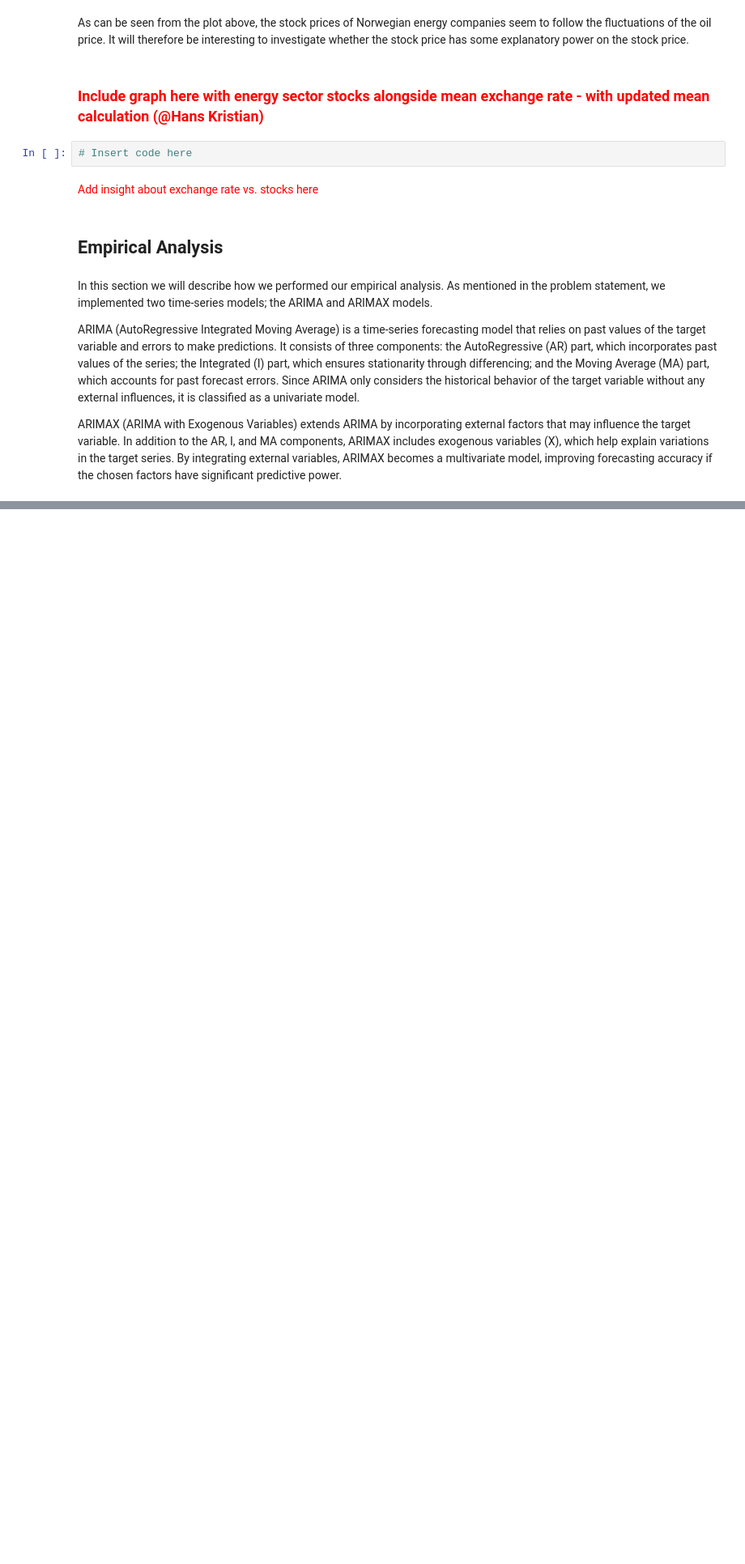
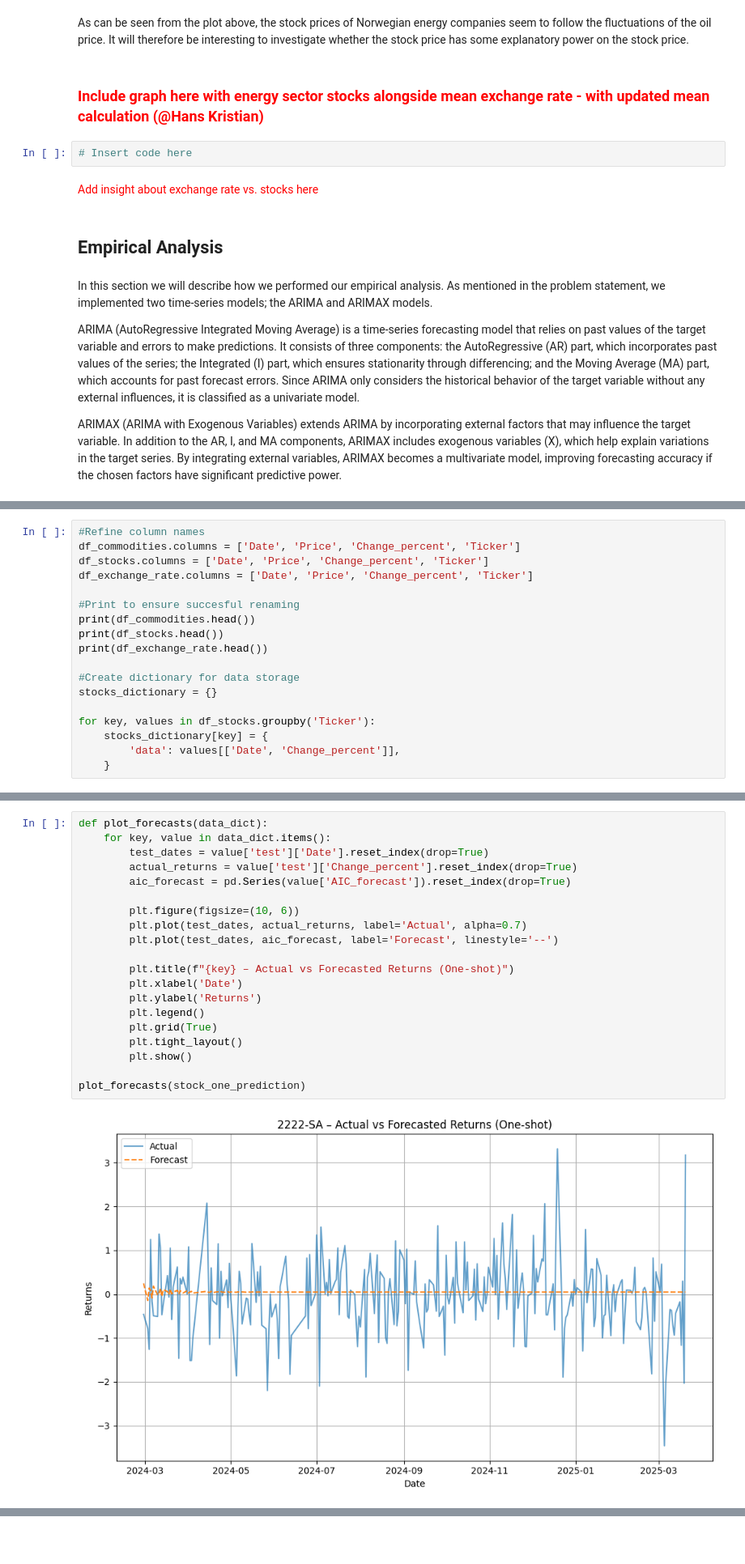
Before and after one commit to hkkvaeru/tio4317-project, a Jupyter notebook: Report.ipynb, the cells around one changed output, grey strips where cells are left out. Shown at 81% size. Saved outputs shown, nothing was run; the diff lists cells and outputs as text; blank space fills up the shorter version.

```diff
--- a/Report.ipynb
+++ b/Report.ipynb
@@ -238,0 +255,18 @@ ARIMAX (ARIMA with Exogenous Variables) extends ARIMA by incorporating external
+# %%
+#Refine column names
+df_commodities.columns = ['Date', 'Price', 'Change_percent', 'Ticker']
+df_stocks.columns = ['Date', 'Price', 'Change_percent', 'Ticker']
+df_exchange_rate.columns = ['Date', 'Price', 'Change_percent', 'Ticker']
+
+#Print to ensure succesful renaming
+print(df_commodities.head())
+print(df_stocks.head())
+print(df_exchange_rate.head())
+
+#Create dictionary for data storage
+stocks_dictionary = {}
+
+for key, values in df_stocks.groupby('Ticker'):
+    stocks_dictionary[key] = {
+        'data': values[['Date', 'Change_percent']],
+    }
@@ -238,0 +575,22 @@ ARIMAX (ARIMA with Exogenous Variables) extends ARIMA by incorporating external
+# %%
+def plot_forecasts(data_dict):
+    for key, value in data_dict.items():
+        test_dates = value['test']['Date'].reset_index(drop=True)
+        actual_returns = value['test']['Change_percent'].reset_index(drop=True)
+        aic_forecast = pd.Series(value['AIC_forecast']).reset_index(drop=True)
+
+        plt.figure(figsize=(10, 6))
+        plt.plot(test_dates, actual_returns, label='Actual', alpha=0.7)
+        plt.plot(test_dates, aic_forecast, label='Forecast', linestyle='--')
+
+        plt.title(f"{key} – Actual vs Forecasted Returns (One-shot)")
+        plt.xlabel('Date')
+        plt.ylabel('Returns')
+        plt.legend()
+        plt.grid(True)
+        plt.tight_layout()
+        plt.show()
+
+plot_forecasts(stock_one_prediction)
+# %% [output]
+[figure, added]
```
Also changed, not shown: parts of 45 cells of this notebook.
